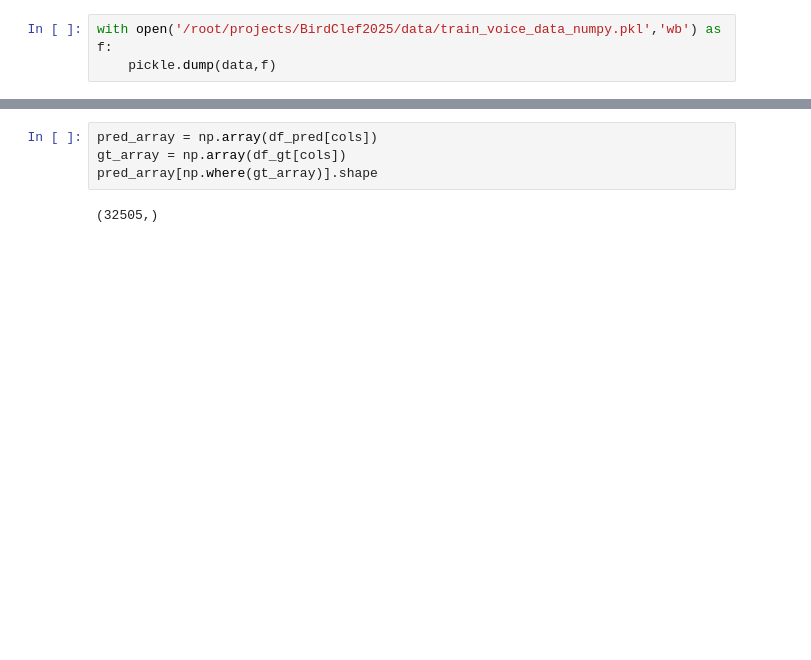
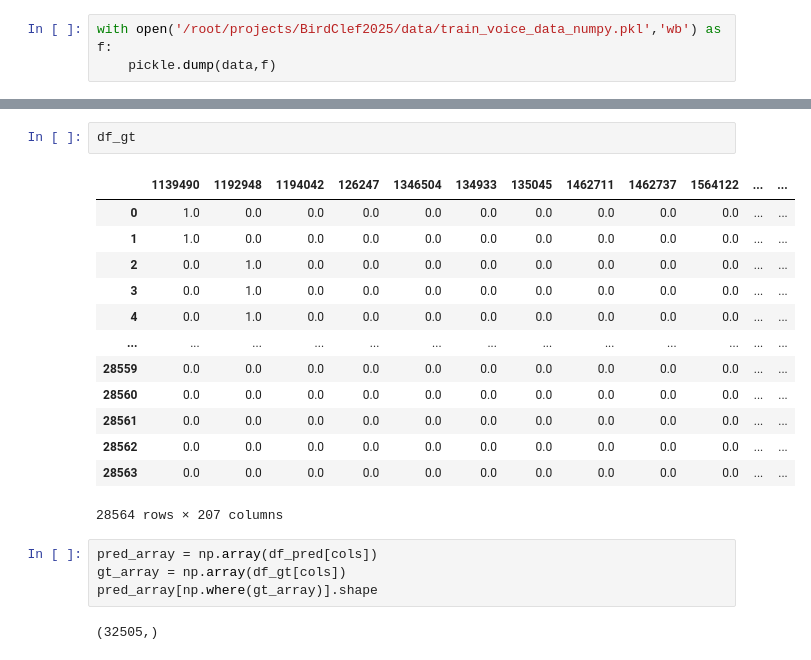
Before and after one commit to StarrySky-SHT/BirdClef2025-8thSol, a Jupyter notebook: usefulFunc/testauc.ipynb, the cells around one changed output, grey strips where cells are left out. Drawn from its saved outputs; the diff is of its cells as text; blank space fills up the shorter version.

```diff
--- a/usefulFunc/testauc.ipynb
+++ b/usefulFunc/testauc.ipynb
@@ -274,3 +322,19 @@ loss = bceloss(torch.from_numpy(np.array(df_pred[cols])).to(torch.float32),torch
+# %%
+df_gt
+# %% [output]
+|  | 1139490 | 1192948 | 1194042 | 126247 | 1346504 | 134933 | 135045 | 1462711 | 1462737 | 1564122 | ... | ... |
+| 0 | 1.0 | 0.0 | 0.0 | 0.0 | 0.0 | 0.0 | 0.0 | 0.0 | 0.0 | 0.0 | ... | ... |
+| 1 | 1.0 | 0.0 | 0.0 | 0.0 | 0.0 | 0.0 | 0.0 | 0.0 | 0.0 | 0.0 | ... | ... |
+| 2 | 0.0 | 1.0 | 0.0 | 0.0 | 0.0 | 0.0 | 0.0 | 0.0 | 0.0 | 0.0 | ... | ... |
+| 3 | 0.0 | 1.0 | 0.0 | 0.0 | 0.0 | 0.0 | 0.0 | 0.0 | 0.0 | 0.0 | ... | ... |
+| 4 | 0.0 | 1.0 | 0.0 | 0.0 | 0.0 | 0.0 | 0.0 | 0.0 | 0.0 | 0.0 | ... | ... |
+| ... | ... | ... | ... | ... | ... | ... | ... | ... | ... | ... | ... | ... |
+| 28559 | 0.0 | 0.0 | 0.0 | 0.0 | 0.0 | 0.0 | 0.0 | 0.0 | 0.0 | 0.0 | ... | ... |
+| 28560 | 0.0 | 0.0 | 0.0 | 0.0 | 0.0 | 0.0 | 0.0 | 0.0 | 0.0 | 0.0 | ... | ... |
+| 28561 | 0.0 | 0.0 | 0.0 | 0.0 | 0.0 | 0.0 | 0.0 | 0.0 | 0.0 | 0.0 | ... | ... |
+| 28562 | 0.0 | 0.0 | 0.0 | 0.0 | 0.0 | 0.0 | 0.0 | 0.0 | 0.0 | 0.0 | ... | ... |
+| 28563 | 0.0 | 0.0 | 0.0 | 0.0 | 0.0 | 0.0 | 0.0 | 0.0 | 0.0 | 0.0 | ... | ... |
+28564 rows × 207 columns
 # %%
 pred_array = np.array(df_pred[cols])
 gt_array = np.array(df_gt[cols])
```
Also changed, not shown: parts of 29 cells of this notebook, 36 other files.
